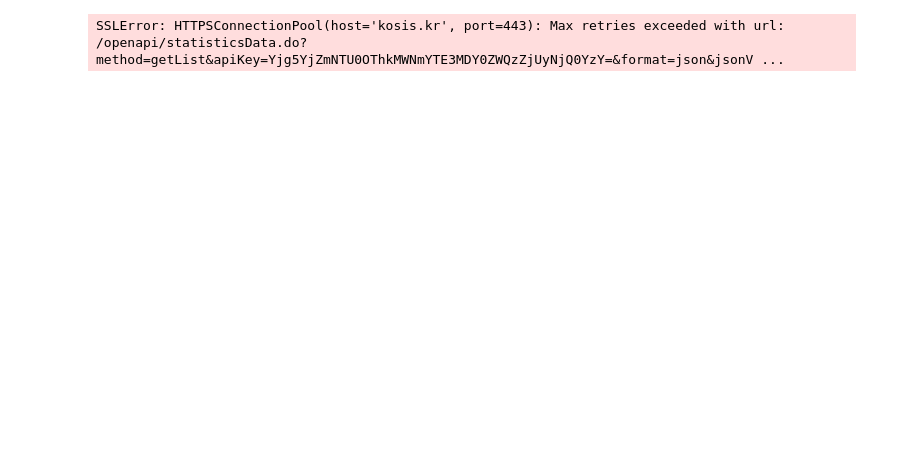
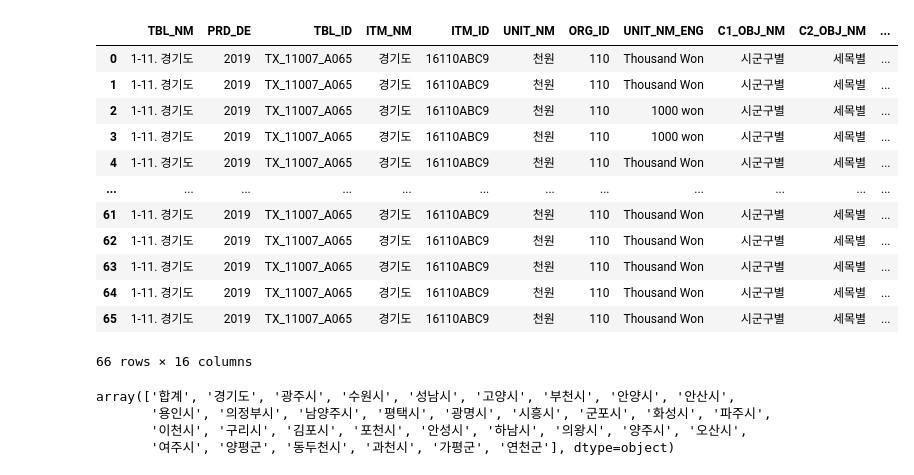
Before and after one commit to seunghunii/crawler_project, a Jupyter notebook: crawler/Untitled.ipynb, the cells around one changed output. Cells and saved outputs as stored; diff of their text form; code cells hidden in the pictures; blank space fills up the shorter version.

```diff
--- a/crawler/Untitled.ipynb
+++ b/crawler/Untitled.ipynb
@@ -10,4 +9,5 @@ urll
-# %%
-requests.get(urll)
-# %% [output]
-SSLError: HTTPSConnectionPool(host='kosis.kr', port=443): Max retries exceeded with url: /openapi/statisticsData.do?method=getList&apiKey=Yjg5YjZmNTU0OThkMWNmYTE3MDY0ZWQzZjUyNjQ0YzY=&format=json&jsonV ...
+# %%
+dir_for_shinhan = 'C:/Users/shic/Desktop/shinhan_simon/chromedriver/chromedriver.exe'
+dir_for_seunghun = 'C:/Users/rsh15/Desktop/seunghuni/selenium/chromedriver.exe'
+# %%
+driver = webdriver.Chrome(dir_for_shinhan)
@@ -13,0 +16,27 @@ SSLError: HTTPSConnectionPool(host='kosis.kr', port=443): Max retries exceeded w
+# %%
+a = BeautifulSoup(driver.page_source,'html.parser')
+a = a.find_all('body')[0].text
+# %%
+tmp_df = pd.DataFrame(json.loads(a))
+tmp_df
+# %% [output]
+|  | TBL_NM | PRD_DE | TBL_ID | ITM_NM | ITM_ID | UNIT_NM | ORG_ID | UNIT_NM_ENG | C1_OBJ_NM | C2_OBJ_NM | ... |
+| 0 | 1-11. 경기도 | 2019 | TX_11007_A065 | 경기도 | 16110ABC9 | 천원 | 110 | Thousand Won | 시군구별 | 세목별 | ... |
+| 1 | 1-11. 경기도 | 2019 | TX_11007_A065 | 경기도 | 16110ABC9 | 천원 | 110 | Thousand Won | 시군구별 | 세목별 | ... |
+| 2 | 1-11. 경기도 | 2019 | TX_11007_A065 | 경기도 | 16110ABC9 | 천원 | 110 | 1000 won | 시군구별 | 세목별 | ... |
+| 3 | 1-11. 경기도 | 2019 | TX_11007_A065 | 경기도 | 16110ABC9 | 천원 | 110 | 1000 won | 시군구별 | 세목별 | ... |
+| 4 | 1-11. 경기도 | 2019 | TX_11007_A065 | 경기도 | 16110ABC9 | 천원 | 110 | Thousand Won | 시군구별 | 세목별 | ... |
+| ... | ... | ... | ... | ... | ... | ... | ... | ... | ... | ... | ... |
+| 61 | 1-11. 경기도 | 2019 | TX_11007_A065 | 경기도 | 16110ABC9 | 천원 | 110 | Thousand Won | 시군구별 | 세목별 | ... |
+| 62 | 1-11. 경기도 | 2019 | TX_11007_A065 | 경기도 | 16110ABC9 | 천원 | 110 | Thousand Won | 시군구별 | 세목별 | ... |
+| 63 | 1-11. 경기도 | 2019 | TX_11007_A065 | 경기도 | 16110ABC9 | 천원 | 110 | Thousand Won | 시군구별 | 세목별 | ... |
+| 64 | 1-11. 경기도 | 2019 | TX_11007_A065 | 경기도 | 16110ABC9 | 천원 | 110 | Thousand Won | 시군구별 | 세목별 | ... |
+| 65 | 1-11. 경기도 | 2019 | TX_11007_A065 | 경기도 | 16110ABC9 | 천원 | 110 | Thousand Won | 시군구별 | 세목별 | ... |
+66 rows × 16 columns
+# %%
+tmp_df['C1_NM'].unique()
+# %% [output]
+array(['합계', '경기도', '광주시', '수원시', '성남시', '고양시', '부천시', '안양시', '안산시',
+       '용인시', '의정부시', '남양주시', '평택시', '광명시', '시흥시', '군포시', '화성시', '파주시',
+       '이천시', '구리시', '김포시', '포천시', '안성시', '하남시', '의왕시', '양주시', '오산시',
+       '여주시', '양평군', '동두천시', '과천시', '가평군', '연천군'], dtype=object)
```
Also changed, not shown: parts of 7 cells of this notebook, 4 other files.
